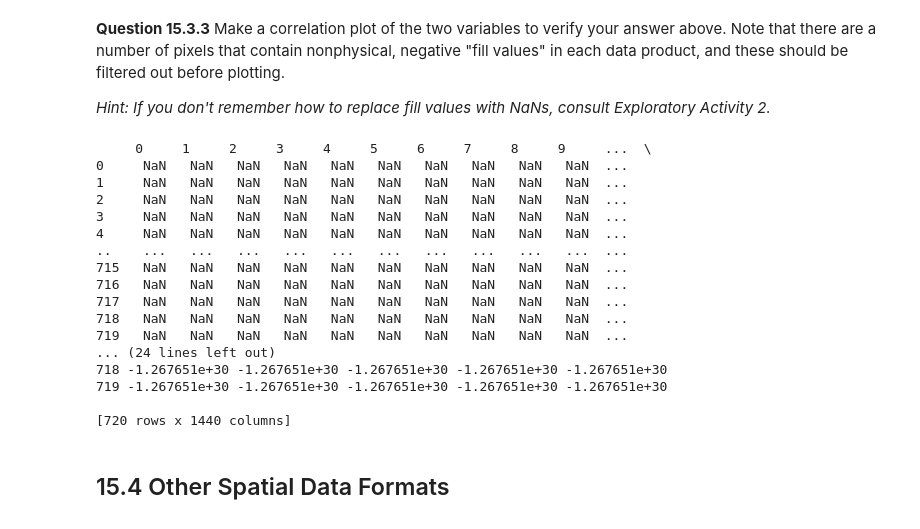
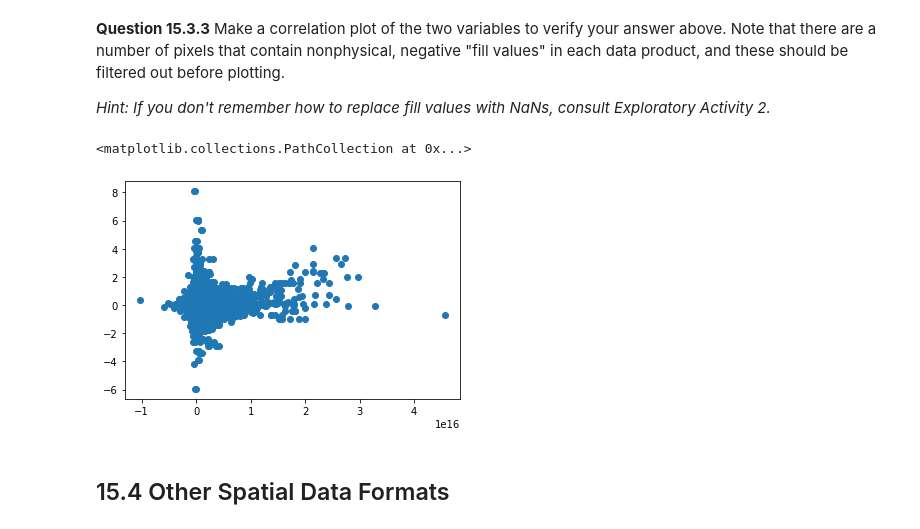
Before and after one commit to qdzhu/ACES, a Jupyter notebook: 15_Satellites_II_studentversion.ipynb, the cells around one changed output. Cells and saved outputs as stored; diff of their text form; code cells hidden in the pictures.

```diff
--- a/15_Satellites_II_studentversion.ipynb
+++ b/15_Satellites_II_studentversion.ipynb
@@ -221,39 +221,21 @@ unrelated.
 **Question 15.3.3** Make a correlation plot of the two variables to verify your answer above. Note that there are a number of pixels that contain nonphysical, negative "fill values" in each data product, and these should be filtered out before plotting.
 
 *Hint: If you don't remember how to replace fill values with NaNs, consult Exploratory Activity 2.*
-# %%
-SO2_trop
--1.2676506e+30
-file_path_so2 = "OMI-Aura_L3-OMSO2e_2013m0704_v003-2020m1015t195614.he5"
-
-g = h5py.File(file_path_so2, 'r+')
-path_to_trop_so2 = 'HDFEOS/GRIDS/OMI Total Column Amount SO2/Data Fields/ColumnAmountSO2'
-
-import pandas as pd
-SO2_trop = pd.DataFrame(SO2_trop)
-for i in range(len(SO2_trop)):
-    for j in range(len(SO2_trop[1])):
-        if SO2_trop[i][j] < -1.26e+30:
-            SO2_trop[i][j] = np.NaN
-print(SO2_trop)
-# %% [output]
-     0     1     2     3     4     5     6     7     8     9     ...  \
-0     NaN   NaN   NaN   NaN   NaN   NaN   NaN   NaN   NaN   NaN  ...
-1     NaN   NaN   NaN   NaN   NaN   NaN   NaN   NaN   NaN   NaN  ...
-2     NaN   NaN   NaN   NaN   NaN   NaN   NaN   NaN   NaN   NaN  ...
-3     NaN   NaN   NaN   NaN   NaN   NaN   NaN   NaN   NaN   NaN  ...
-4     NaN   NaN   NaN   NaN   NaN   NaN   NaN   NaN   NaN   NaN  ...
-..    ...   ...   ...   ...   ...   ...   ...   ...   ...   ...  ...
-715   NaN   NaN   NaN   NaN   NaN   NaN   NaN   NaN   NaN   NaN  ...
-716   NaN   NaN   NaN   NaN   NaN   NaN   NaN   NaN   NaN   NaN  ...
-717   NaN   NaN   NaN   NaN   NaN   NaN   NaN   NaN   NaN   NaN  ...
-718   NaN   NaN   NaN   NaN   NaN   NaN   NaN   NaN   NaN   NaN  ...
-719   NaN   NaN   NaN   NaN   NaN   NaN   NaN   NaN   NaN   NaN  ...
-... (24 lines left out)
-718 -1.267651e+30 -1.267651e+30 -1.267651e+30 -1.267651e+30 -1.267651e+30
-719 -1.267651e+30 -1.267651e+30 -1.267651e+30 -1.267651e+30 -1.267651e+30
-
-[720 rows x 1440 columns]
+# %%
+import pandas as pd
+SO2_df = pd.DataFrame(SO2_trop)
+NO2_df = pd.DataFrame(NO2_trop)
+
+SO2_fill = np.min(SO2_trop)
+NO2_fill = np.min(NO2_trop)
+
+SO2_df = SO2_df.replace(SO2_fill,np.NaN)
+NO2_df = NO2_df.replace(NO2_fill,np.NaN)
+fig, ax = plt.subplots(num=None, facecolor='w', edgecolor='k')
+ax.scatter(NO2_df, SO2_df)
+# %% [output]
+<matplotlib.collections.PathCollection at 0x...>
+[figure, added]
 # %% [markdown]
 ## 15.4 Other Spatial Data Formats
 # %% [markdown]
```
Also changed, not shown: parts of 6 cells of this notebook.
